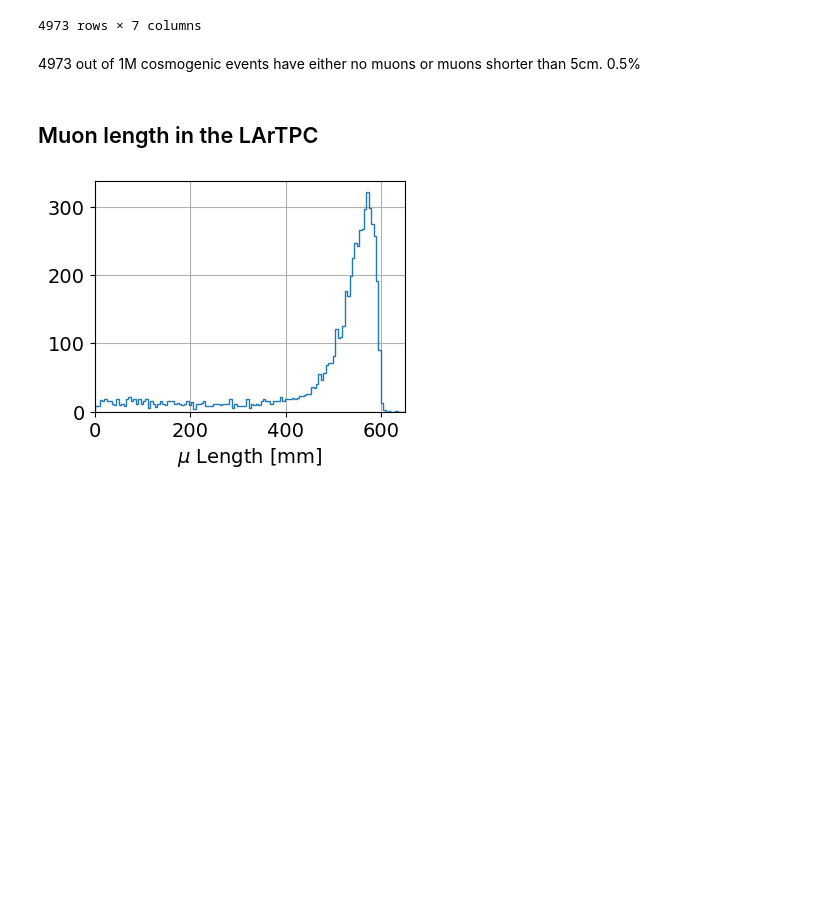
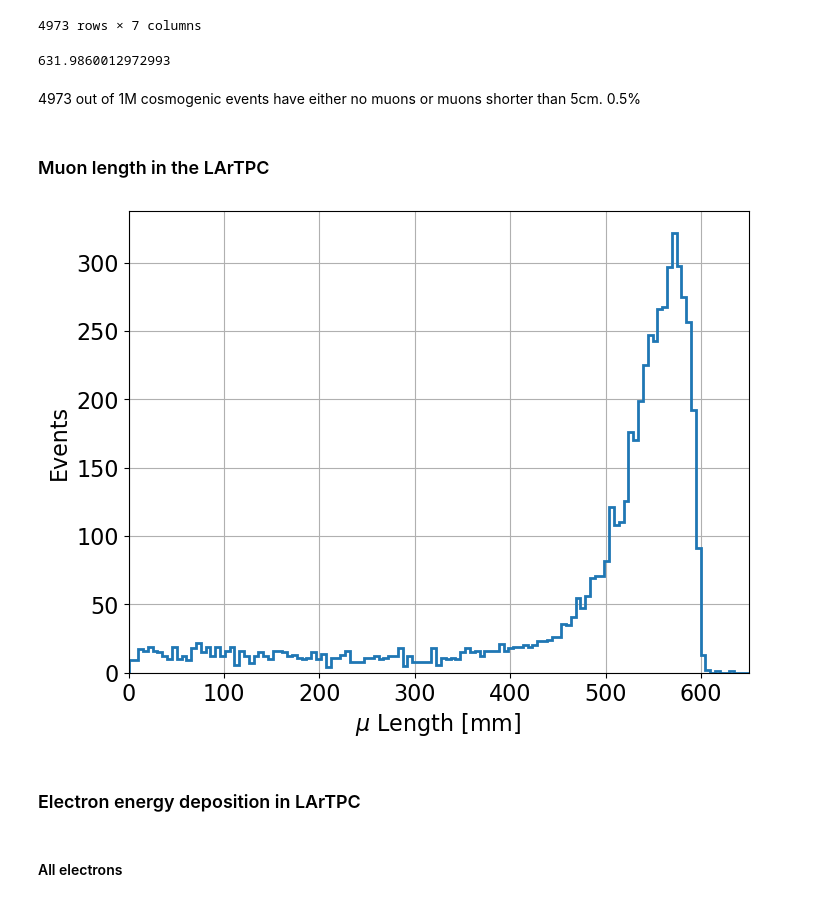
Before and after one commit to yuntsebaryon/SimpleCosmics, a Jupyter notebook: G4Analysis/checkEvtEnergy.ipynb, the cells around one changed output. Saved outputs shown, nothing was run; the diff lists cells and outputs as text; code cells hidden in the pictures; blank space fills up the shorter version.

```diff
--- a/G4Analysis/checkEvtEnergy.ipynb
+++ b/G4Analysis/checkEvtEnergy.ipynb
@@ -6,4 +9,4 @@ import numpy as np
 # %%
-incsv = '/Users/yuntse/data/coherent/preLArTPC/analysis/Evt.csv'
-df = pd.read_csv( incsv )
+cosmicFile = '/Users/yuntse/data/coherent/preLArTPC/analysis/CosmicEvt.csv'
+cosmic = pd.read_csv( cosmicFile )
 # %% [markdown]
@@ -85,7 +88,11 @@ df[(df.muLength<50)]
 | 10644 | 999 | 553 | 0.423458 | 0.128810 | 0.061458 | 0.0 | 0.0 |
 | 10647 | 999 | 718 | 0.260888 | 0.095222 | 0.036780 | 0.0 | 0.0 |
 4973 rows × 7 columns
+# %%
+cosmic.muLength.max()
+# %% [output]
+631.9860012972993
 # %% [markdown]
 4973 out of 1M cosmogenic events have either no muons or muons shorter than 5cm.  0.5%
 # %% [markdown]
-## Muon length in the LArTPC
+### Muon length in the LArTPC
@@ -94,14 +99,18 @@ import matplotlib.pyplot as plt
 # %%
-fig, ax = plt.subplots( figsize = (4, 3) )
+fig, ax = plt.subplots( figsize = (8, 6) )
 
-ax.hist(df[(df.muLength>0)].muLength, bins = np.linspace(0, 650, 130), histtype = 'step')
-ax.set_xlabel( r'$\mu$ Length [mm]', fontsize = 14 )
-# ax.set_ylabel( r'Cosmic muon flux', fontsize = 16 )
-ax.tick_params(axis = 'x', labelsize = 14)
-ax.tick_params(axis = 'y', labelsize = 14)
+ax.hist(cosmic[(cosmic.muLength>0)].muLength, bins = np.linspace(0, 650, 130), histtype = 'step', lw = 2)
+ax.set_xlabel( r'$\mu$ Length [mm]', fontsize = 16 )
+ax.set_ylabel( r'Events', fontsize = 16 )
+ax.tick_params(axis = 'x', labelsize = 16)
+ax.tick_params(axis = 'y', labelsize = 16)
 ax.set_xlim( [0, 650])
-# ax.set_ylim( [0, 1.1])
 
 ax.grid(":")
+fig.savefig('CosmicMuonLength.pdf')
 # %% [output]
-[figure, old version]
+[figure, new version]
+# %% [markdown]
+### Electron energy deposition in LArTPC
+# %% [markdown]
+#### All electrons
```
Also changed, not shown: parts of 43 cells of this notebook, 3 other files.
